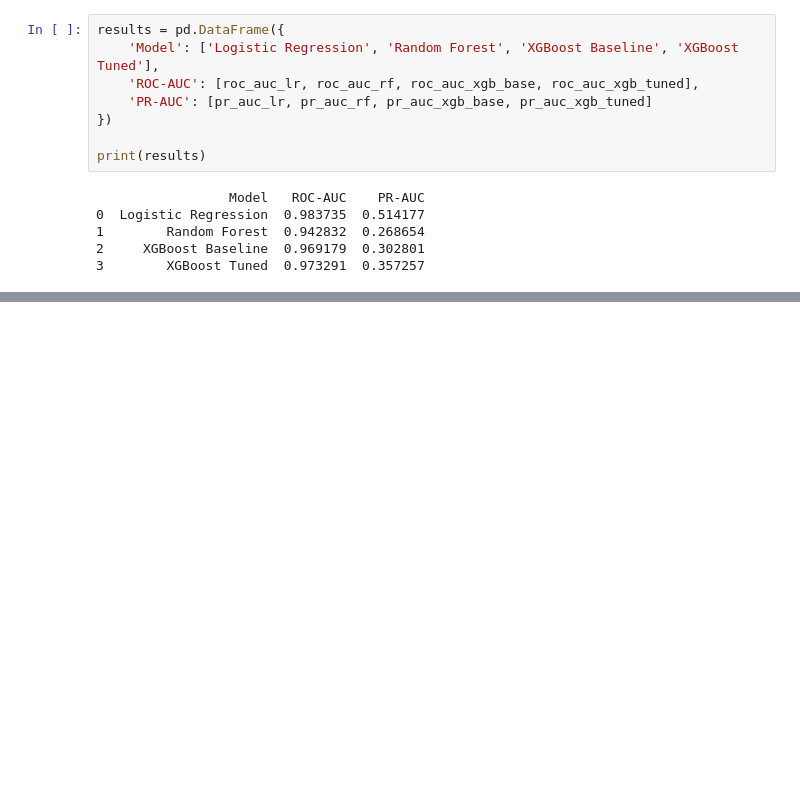
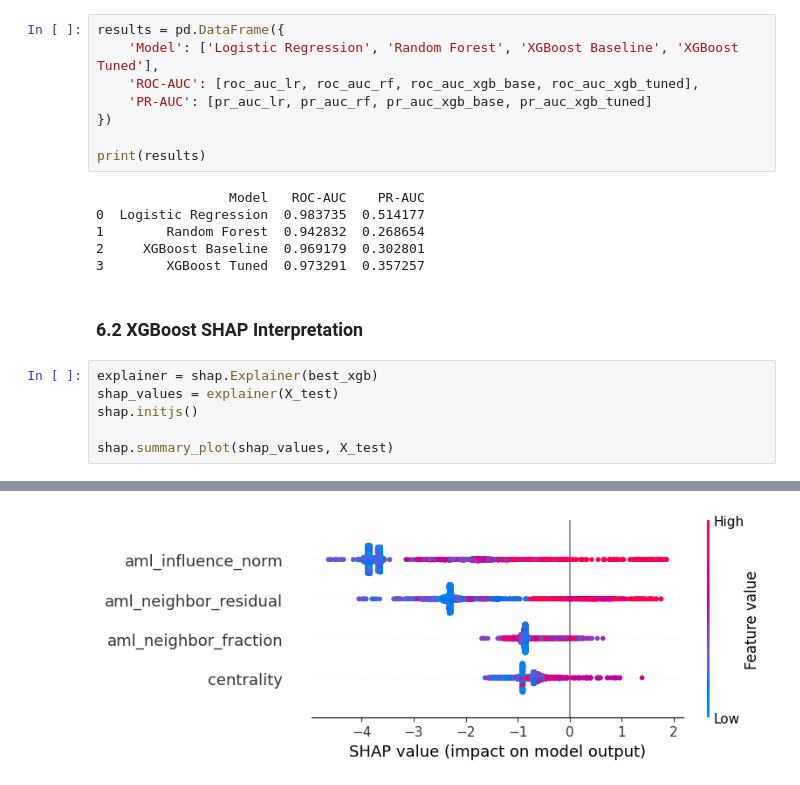
Before and after one commit to JuanSeguraA/ppi-cancer-prediction, a Jupyter notebook: ppi_cancer_prediction.ipynb, the cells around one changed output, grey strips where cells are left out. Drawn from its saved outputs; the diff is of its cells as text; blank space fills up the shorter version.

Commit message:
Added SHAP analysis for tuned XGB

```diff
--- a/ppi_cancer_prediction.ipynb
+++ b/ppi_cancer_prediction.ipynb
@@ -603,3 +606,12 @@ print(results)
 1        Random Forest  0.942832  0.268654
 2     XGBoost Baseline  0.969179  0.302801
 3        XGBoost Tuned  0.973291  0.357257
+# %% [markdown]
+### 6.2 XGBoost SHAP Interpretation
+# %%
+explainer = shap.Explainer(best_xgb)
+shap_values = explainer(X_test)
+shap.initjs()
+
+shap.summary_plot(shap_values, X_test)
+# %% [output]
@@ -605,0 +619 @@ print(results)
+[figure, added]
```
Also changed, not shown: parts of 4 cells of this notebook.
